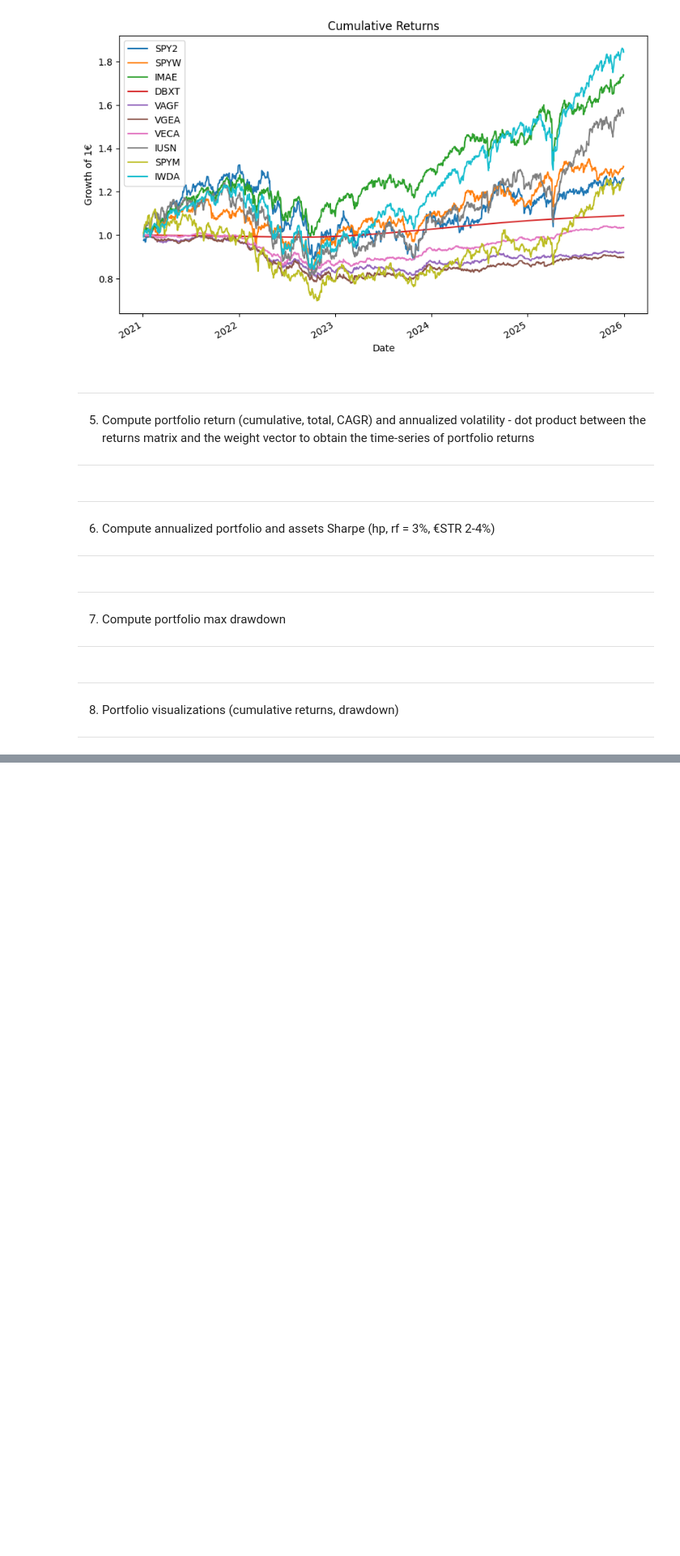
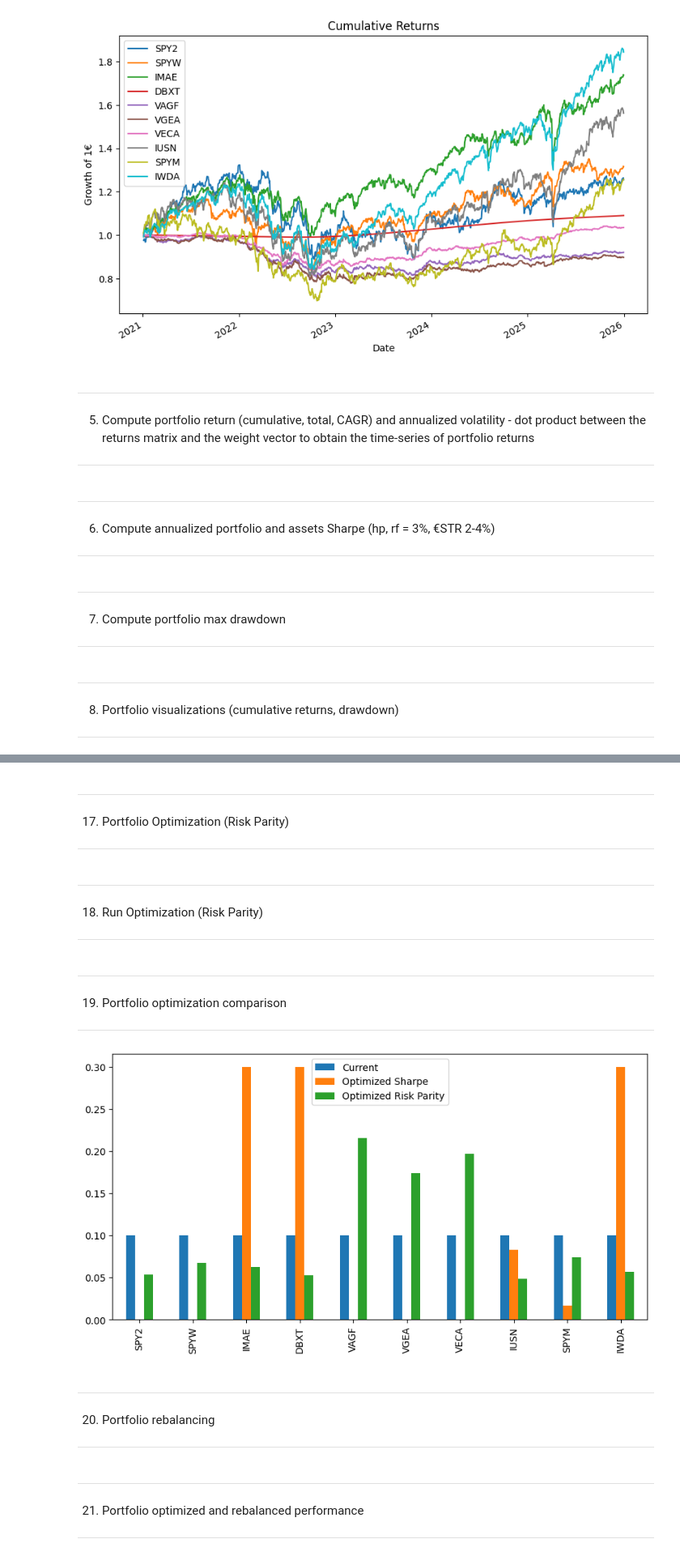
Before and after one commit to FedericoGaravaglia/portfolio-analytics-python, a Jupyter notebook: notebook/analysis.ipynb, the cells around one changed output, grey strips where cells are left out. Shown at 81% size. Drawn from its saved outputs; the diff is of its cells as text; code cells hidden in the pictures; blank space fills up the shorter version.

```diff
--- a/notebook/analysis.ipynb
+++ b/notebook/analysis.ipynb
@@ -320,0 +308,13 @@ Drawdown comparison: Portfolio had worse downside than the Benchmark
+# %%
+def portfolio_performance(weights, mean_returns, cov_matrix, risk_free):
+    portfolio_return = weights @ mean_returns
+    portfolio_vol = np.sqrt(weights @ cov_matrix @ weights)
+    sharpe = (portfolio_return - risk_free) / portfolio_vol
+    return portfolio_return, portfolio_vol, sharpe
+def negative_sharpe(weights, mean_returns, cov_matrix, risk_free):
+    return -portfolio_performance(weights, mean_returns, cov_matrix, risk_free)[2]
+
+num_assets = len(mean_returns)
+constraints_sharpe = ({"type": "eq", "fun": lambda w: np.sum(w) - 1})
+bounds_sharpe = tuple((0, 1) for _ in range(num_assets))  # long only
+bounds_sharpe = tuple((0, 0.3) for _ in range(num_assets)) # max 30% weight
@@ -320,0 +325,41 @@ Drawdown comparison: Portfolio had worse downside than the Benchmark
+# %%
+initial_weights = np.ones(num_assets) / num_assets
+result_sharpe = minimize(negative_sharpe,initial_weights, args=(mean_returns, cov_matrix, risk_free), method="SLSQP", bounds=bounds_sharpe, constraints=constraints_sharpe)
+weights_target_sharpe = result_sharpe.x
+weights_target_sharpe = pd.Series(weights_target_sharpe, index=returns.columns)
+# %% [markdown]
+----------------------------------------------------------------------------------------
+17. Portfolio Optimization (Risk Parity)
+----------------------------------------------------------------------------------------
+# %%
+def risk_parity_objective(weights, cov_matrix):
+    portfolio_var = weights.T @ cov_matrix @ weights
+    marginal_contrib = cov_matrix @ weights
+    risk_contrib = weights * marginal_contrib
+    risk_contrib_pct = risk_contrib / portfolio_var
+    target = 1.0 / len(weights)
+    return np.sum((risk_contrib_pct - target) ** 2)
+
+constraints_rp = ({"type": "eq", "fun": lambda w: np.sum(w) - 1})
+bounds_rp = tuple((0, 1) for _ in range(num_assets))
+# %% [markdown]
+----------------------------------------------------------------------------------------
+18. Run Optimization (Risk Parity)
+----------------------------------------------------------------------------------------
+# %%
+result_rp = minimize(risk_parity_objective, initial_weights, args=(cov_matrix,), method="SLSQP", bounds=bounds_rp, constraints=constraints_rp)
+weights_target_rp = pd.Series(result_rp.x, index=returns.columns)
+# %% [markdown]
+----------------------------------------------------------------------------------------
+19. Portfolio optimization comparison
+----------------------------------------------------------------------------------------
+# %%
+comparison = pd.DataFrame({"Current": weights, "Optimized Sharpe": weights_target_sharpe, "Optimized Risk Parity": weights_target_rp})
+comparison.plot(kind="bar", figsize=(10,5))
+plt.savefig("../outputs/charts/optimal_weights_comparison.png", dpi=300)
+# %% [output]
+[figure, added]
+# %% [markdown]
+----------------------------------------------------------------------------------------
+20. Portfolio rebalancing
+----------------------------------------------------------------------------------------
@@ -320,0 +427,4 @@ Drawdown comparison: Portfolio had worse downside than the Benchmark
+# %% [markdown]
+----------------------------------------------------------------------------------------
+21. Portfolio optimized and rebalanced performance
+----------------------------------------------------------------------------------------
```
Also changed, not shown: parts of 28 cells of this notebook, 17 other files.
